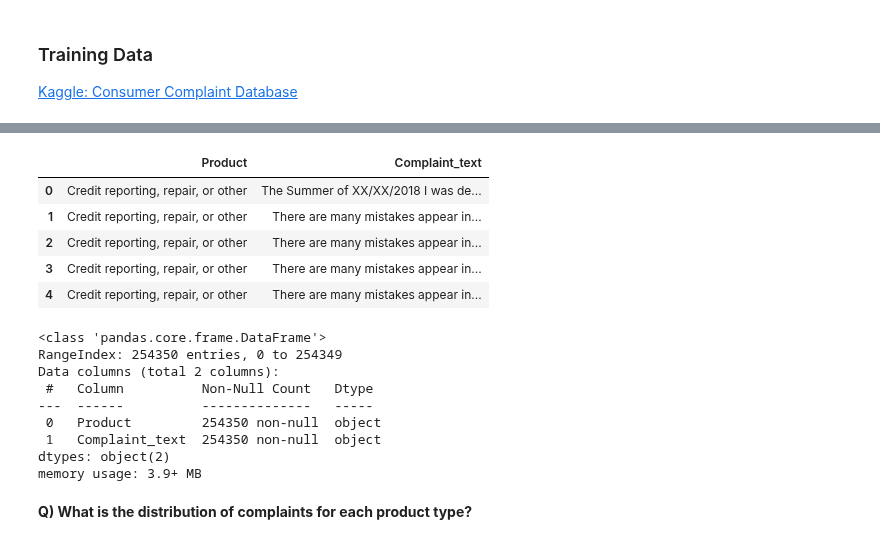
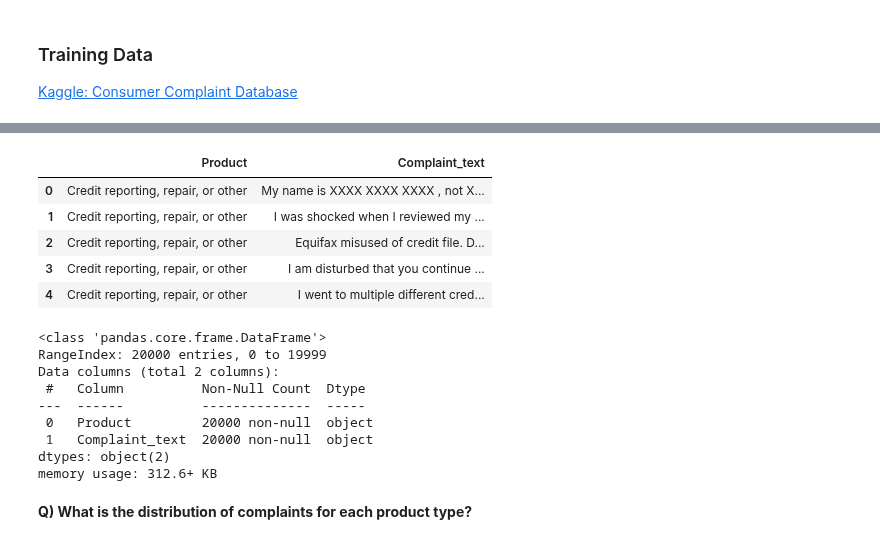
Before and after one commit to pardeep-singh/ml_classroom, a Jupyter notebook: text_classification_with_naive_bayes/consumer_complaints_classification.ipynb, the cells around one changed output, grey strips where cells are left out. Saved outputs shown, nothing was run; the diff lists cells and outputs as text; code cells hidden in the pictures.

```diff
--- a/text_classification_with_naive_bayes/consumer_complaints_classification.ipynb
+++ b/text_classification_with_naive_bayes/consumer_complaints_classification.ipynb
@@ -126,28 +111,28 @@ array(['I met the requirements for the ability to benefit to the exact letter of
 # %%
 import pandas as pd
 # %%
-complaints_dataset = pd.read_csv('../datasets/consumer_complaints_dataset.csv')
+complaints_training_dataset = pd.read_csv('../datasets/consumer_complaints_training_dataset.csv')
 # %%
-complaints_dataset.head()
+complaints_training_dataset.head()
 # %% [output]
 |  | Product | Complaint_text |
-| 0 | Credit reporting, repair, or other | The Summer of XX/XX/2018 I was de... |
-| 1 | Credit reporting, repair, or other | There are many mistakes appear in... |
-| 2 | Credit reporting, repair, or other | There are many mistakes appear in... |
-| 3 | Credit reporting, repair, or other | There are many mistakes appear in... |
-| 4 | Credit reporting, repair, or other | There are many mistakes appear in... |
+| 0 | Credit reporting, repair, or other | My name is XXXX XXXX XXXX , not X... |
+| 1 | Credit reporting, repair, or other | I was shocked when I reviewed my ... |
+| 2 | Credit reporting, repair, or other | Equifax misused of credit file. D... |
+| 3 | Credit reporting, repair, or other | I am disturbed that you continue ... |
+| 4 | Credit reporting, repair, or other | I went to multiple different cred... |
 # %%
-complaints_dataset.info()
+complaints_training_dataset.info()
 # %% [output]
 <class 'pandas.core.frame.DataFrame'>
-RangeIndex: 254350 entries, 0 to 254349
+RangeIndex: 20000 entries, 0 to 19999
 Data columns (total 2 columns):
- #   Column          Non-Null Count   Dtype
----  ------          --------------   -----
- 0   Product         254350 non-null  object
- 1   Complaint_text  254350 non-null  object
+ #   Column          Non-Null Count  Dtype
+---  ------          --------------  -----
+ 0   Product         20000 non-null  object
+ 1   Complaint_text  20000 non-null  object
 dtypes: object(2)
-memory usage: 3.9+ MB
+memory usage: 312.6+ KB
 # %% [markdown]
 **Q) What is the distribution of complaints for each product type?**
 # %%
```
Also changed, not shown: parts of 38 cells of this notebook, 4 other files.
